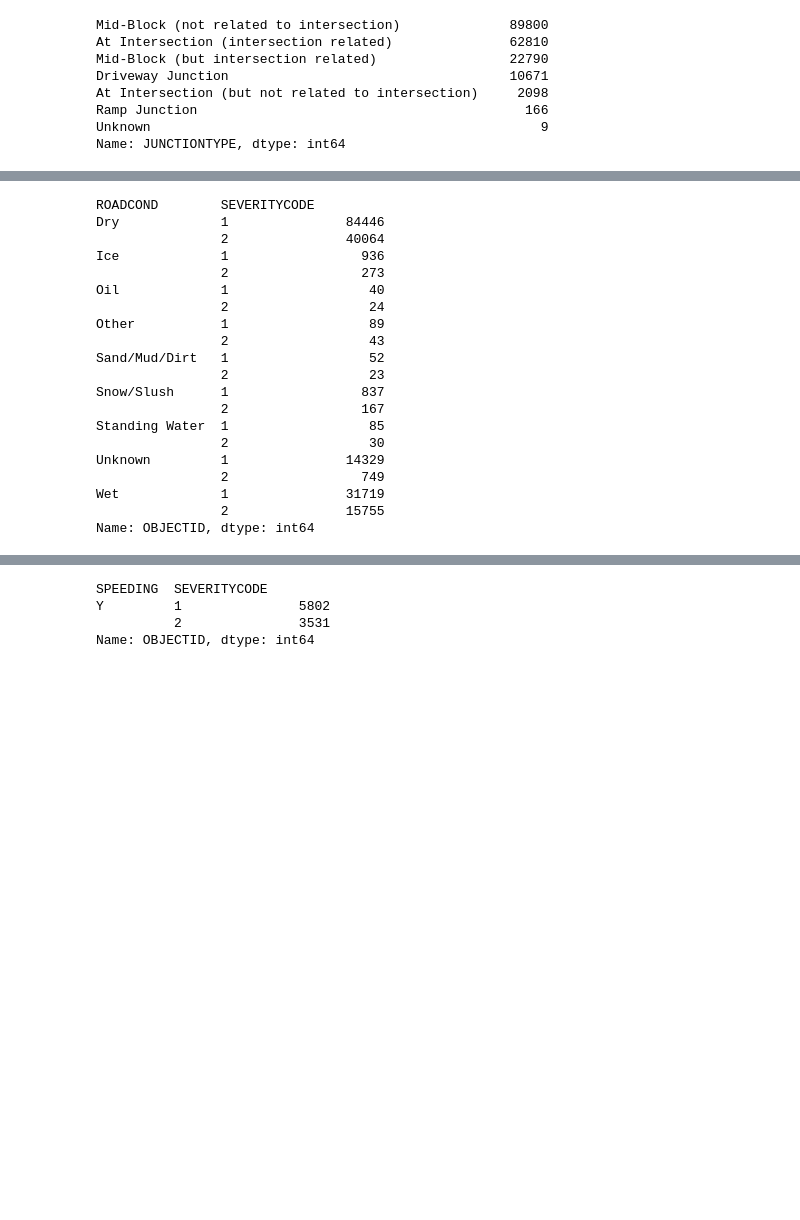
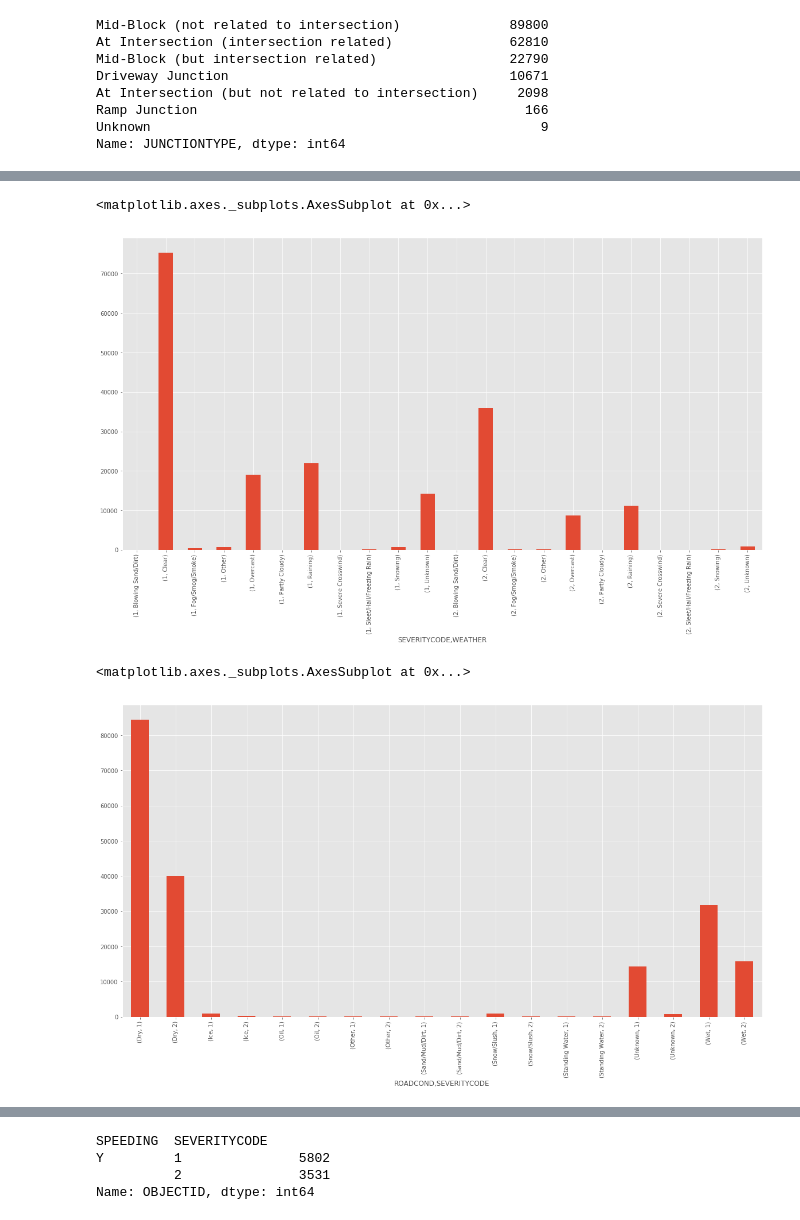
Before and after one commit to sundararumugham/Capstone, a Jupyter notebook: Project_Capstone.ipynb, the cells around one changed output, grey strips where cells are left out. Cells and saved outputs as stored; diff of their text form; code cells hidden in the pictures; blank space fills up the shorter version.

```diff
--- a/Project_Capstone.ipynb
+++ b/Project_Capstone.ipynb
@@ -179,24 +119,13 @@ Name: OBJECTID, dtype: int64
+# %%
+weather=df.groupby(['SEVERITYCODE','WEATHER'])['OBJECTID'].count()
+weather.plot.bar(figsize=(20,10))
+# %% [output]
+<matplotlib.axes._subplots.AxesSubplot at 0x...>
+[figure, added]
 # %%
-df.groupby(['ROADCOND','SEVERITYCODE'])['OBJECTID'].count()
+roadcond=df.groupby(['ROADCOND','SEVERITYCODE'])['OBJECTID'].count()
+roadcond.plot.bar(figsize=(20,10))
 # %% [output]
-ROADCOND        SEVERITYCODE
-Dry             1               84446
-                2               40064
-Ice             1                 936
-                2                 273
-Oil             1                  40
-                2                  24
-Other           1                  89
-                2                  43
-Sand/Mud/Dirt   1                  52
-                2                  23
-Snow/Slush      1                 837
-                2                 167
-Standing Water  1                  85
-                2                  30
-Unknown         1               14329
-                2                 749
-Wet             1               31719
-                2               15755
-Name: OBJECTID, dtype: int64
+<matplotlib.axes._subplots.AxesSubplot at 0x...>
+[figure, added]
 # %%
```
Also changed, not shown: parts of 59 cells of this notebook.
